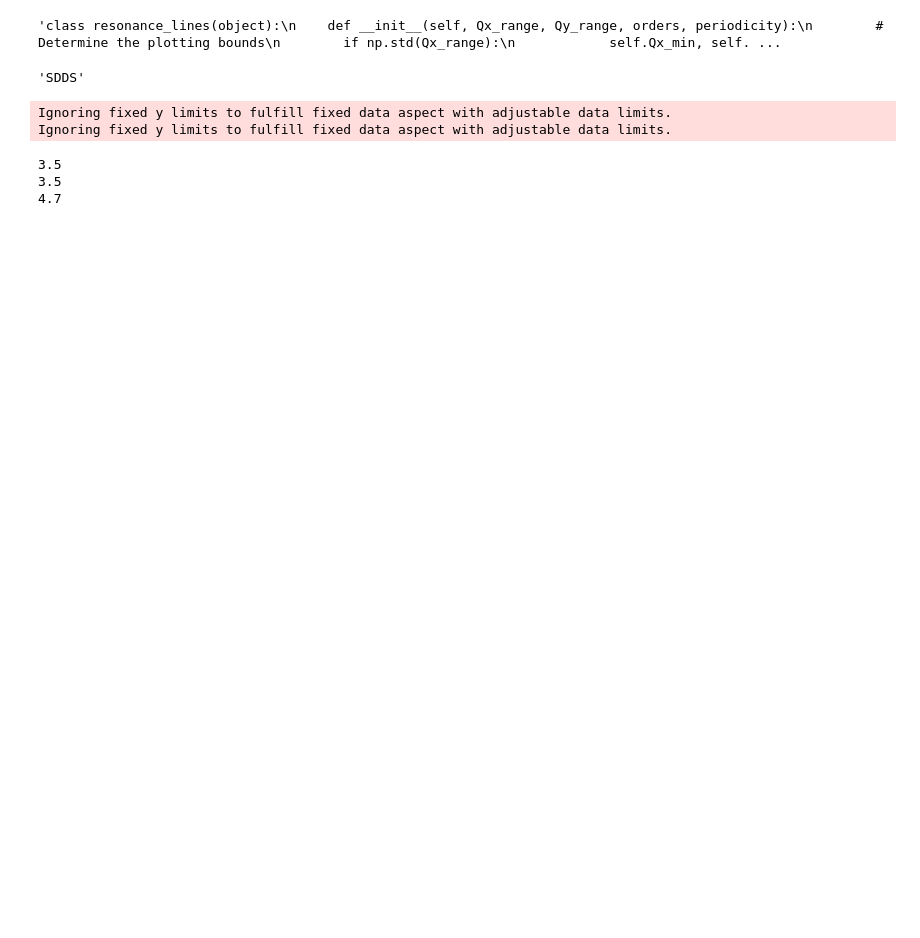
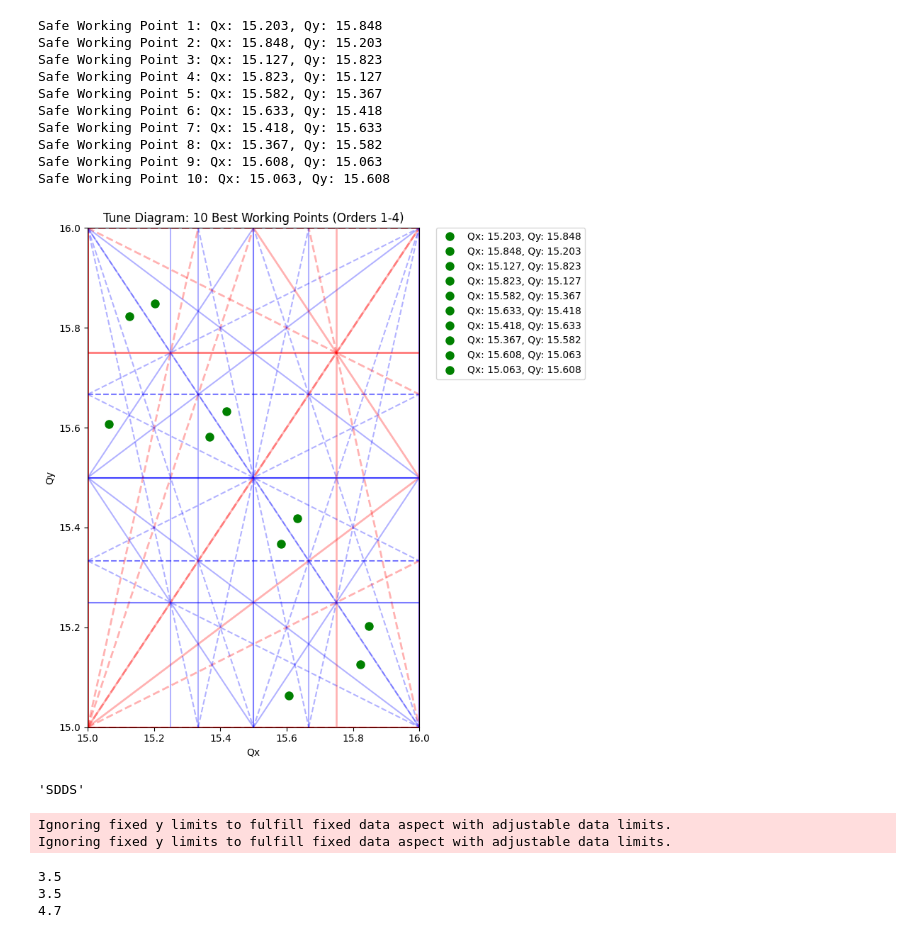
Before and after one commit to Maddie-jpg/polarizer-ring-studies, a Jupyter notebook: Notebooks/design1.ipynb, the cells around one changed output. Saved outputs shown, nothing was run; the diff lists cells and outputs as text; code cells hidden in the pictures; blank space fills up the shorter version.

```diff
--- a/Notebooks/design1.ipynb
+++ b/Notebooks/design1.ipynb
@@ -10,7 +10,7 @@ import math
 from TuneDiagram.lib.TuneDiagram.tune_diagram import resonance_lines
 from prettytable import PrettyTable
 # %%
-'''class resonance_lines(object):
+class resonance_lines(object):
     def __init__(self, Qx_range, Qy_range, orders, periodicity):
         # Determine the plotting bounds
         if np.std(Qx_range):
@@ -92,8 +92,8 @@ from prettytable import PrettyTable
 # --- MAIN EXECUTION BLOCK ---
 # 1. Initialize parameters
 resonance_orders = (1, 2, 3, 4)
-qx_range = (15.00, 15.2)
-qy_range = (15.25, 15.4)
+qx_range = (15, 16)
+qy_range = (15,16)
 p = 3
 
 res = resonance_lines(qx_range, qy_range, resonance_orders, p)
@@ -101,8 +101,8 @@ res = resonance_lines(qx_range, qy_range, resonance_orders, p)
 # 2. Create the safety heatmap grid
 # (Reduce 100 to 50 if it runs too slowly)
 grid_size = 80
-qx_vals = np.linspace(15.00, 15.25, grid_size)
-qy_vals = np.linspace(15.25, 15.5, grid_size)
+qx_vals = np.linspace(15, 16, grid_size)
+qy_vals = np.linspace(15, 16, grid_size)
 scores = np.zeros((grid_size, grid_size))
 
 for i, x in enumerate(qx_vals):
@@ -111,41 +111,48 @@ for i, x in enumerate(qx_vals):
 
 # 3. Setup Plot
 fig, ax = plt.subplots(figsize=(8, 8))
 res.plot_resonance(fig)
 
-# 4. Overlay Heatmap
-mesh = ax.pcolormesh(qx_vals, qy_vals, scores, cmap='YlGn', alpha=0.3, shading='auto')
-plt.colorbar(mesh, label='Distance to Nearest Resonance')
 
 # 5. Find and Plot the 5 Best Points
 flat_indices = np.argsort(scores.ravel())[::-1] # Sort descending
 best_pts = []
 for idx in flat_indices:
     iy, ix = np.unravel_index(idx, scores.shape)
     candidate = (qx_vals[ix], qy_vals[iy])
 
     # Ensure points aren't too close to each other (spatial filtering)
     if all(np.sqrt((candidate[0]-p[0])**2 + (candidate[1]-p[1])**2) > 0.05 for p in best_pts):
         best_pts.append(candidate)
 
         # Using candidate[0] and [1] ensures the label matches the plotted point
         label_text = f'Qx: {candidate[0]:.3f}, Qy: {candidate[1]:.3f}'
 
-        ax.plot(candidate[0], candidate[1], 'o', markersize=12,
+        ax.plot(candidate[0], candidate[1], 'o', markersize=8,
                 color='green', label=label_text)
 
         print(f"Safe Working Point {len(best_pts)}: {label_text}")
 
-    if len(best_pts) >= 5:
+    if len(best_pts) >= 10:
         break
 
-plt.title(f"Tune Diagram: 5 Best Working Points (Orders 1-{max(resonance_orders)})")
+plt.title(f"Tune Diagram: 10 Best Working Points (Orders 1-{max(resonance_orders)})")
 # Place the legend outside the plot so it doesn't cover the resonance lines
 plt.legend(bbox_to_anchor=(1.05, 1), loc='upper left', borderaxespad=0.)
 plt.tight_layout() # Adjusts layout to make room for the legend
-plt.show()'''
+plt.show()
 # %% [output]
-'class resonance_lines(object):\n    def __init__(self, Qx_range, Qy_range, orders, periodicity):\n        # Determine the plotting bounds\n        if np.std(Qx_range):\n            self.Qx_min, self. ...
+Safe Working Point 1: Qx: 15.203, Qy: 15.848
+Safe Working Point 2: Qx: 15.848, Qy: 15.203
+Safe Working Point 3: Qx: 15.127, Qy: 15.823
+Safe Working Point 4: Qx: 15.823, Qy: 15.127
+Safe Working Point 5: Qx: 15.582, Qy: 15.367
+Safe Working Point 6: Qx: 15.633, Qy: 15.418
+Safe Working Point 7: Qx: 15.418, Qy: 15.633
+Safe Working Point 8: Qx: 15.367, Qy: 15.582
+Safe Working Point 9: Qx: 15.608, Qy: 15.063
+Safe Working Point 10: Qx: 15.063, Qy: 15.608
+[figure, added]
 # %%
 #Pre-defined params
 # %% create environment, parameters and first simple cells & structures
```
Also changed, not shown: parts of 10 cells of this notebook, 11 other files.
